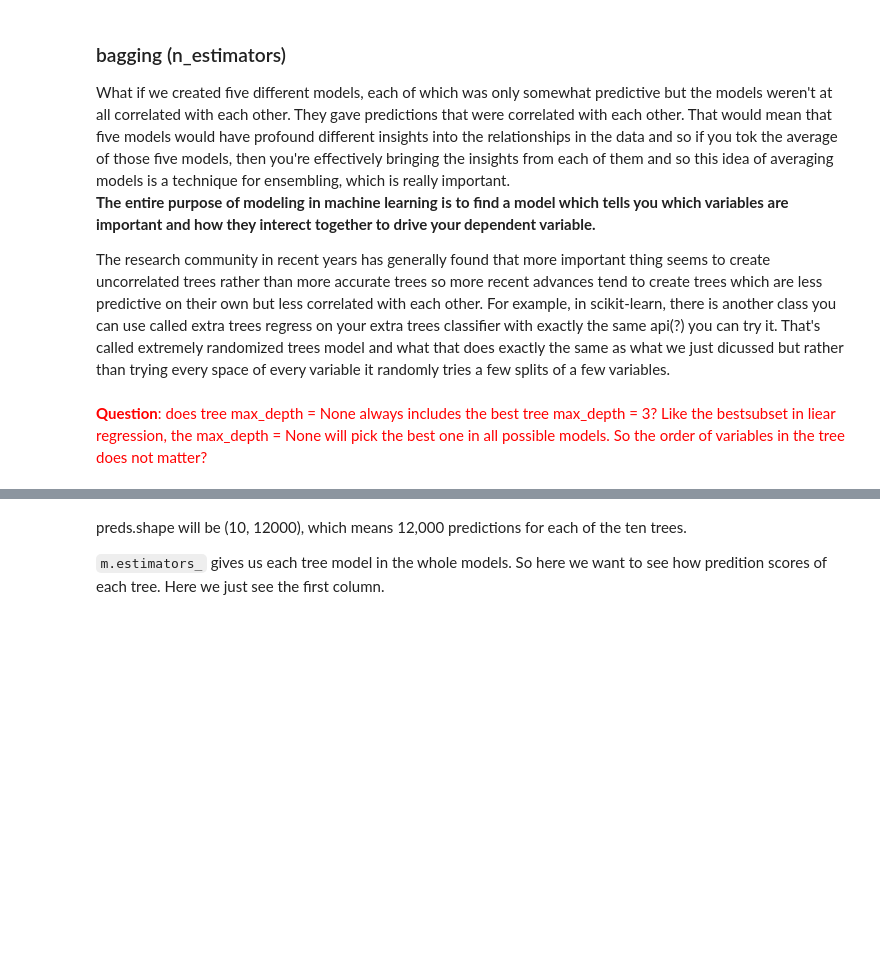
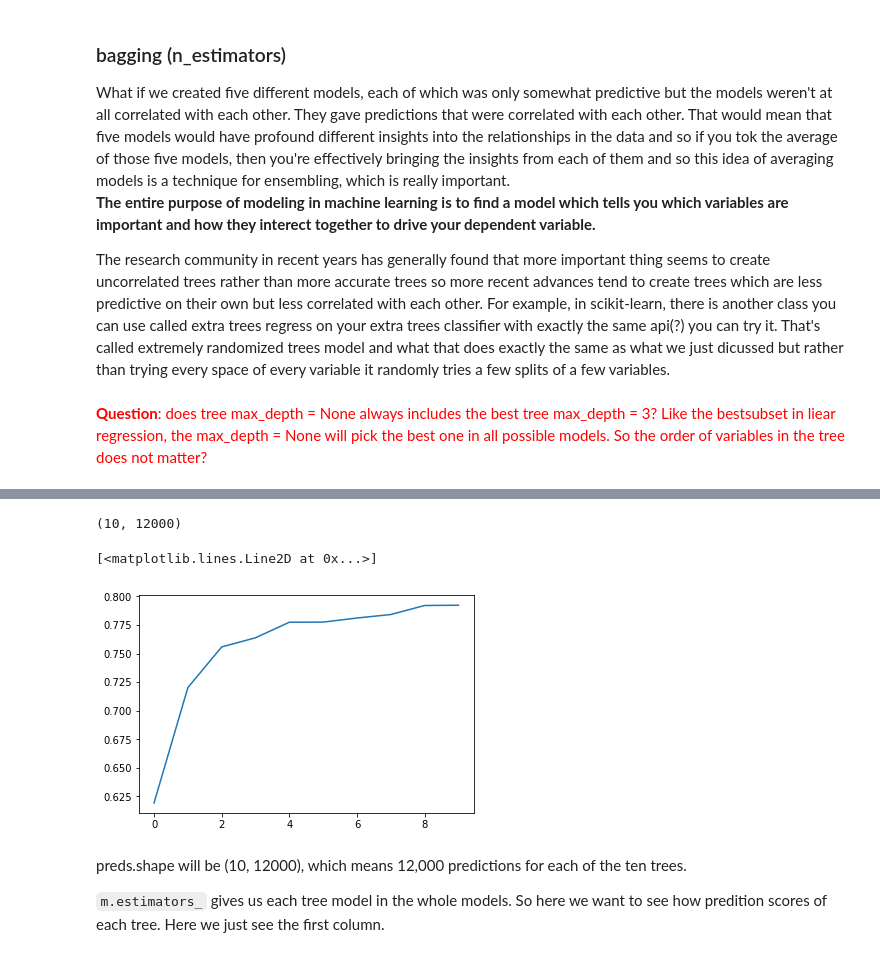
Before and after one commit to YiQ-Zhao/Machine-Learning-Notes, a Jupyter notebook: Random Forests.ipynb, the cells around one changed output, grey strips where cells are left out. Saved outputs shown, nothing was run; the diff lists cells and outputs as text; code cells hidden in the pictures; blank space fills up the shorter version.

```diff
--- a/Random Forests.ipynb
+++ b/Random Forests.ipynb
@@ -58,2 +192,2 @@ Go through each column and numeicalize it. If it is not numeric, then replace th
 # %%
-df, y = proc_df(df_raw, 'SalePrice')
+df, y, nas = proc_df(df_raw, 'SalePrice')
@@ -71,7 +211,8 @@ If we don't use OLS, then the possible value of $R^2$ could be from $-\infty$ to
 # %% [markdown]
 * In general, anytime you're building a model that has a time element you want your test set to be a separate time period and therefore you really need your validation set to be observer time period as well.
 # %%
-def split_vals(a,n): return a[:n].copy, a[n:].copy()
+def split_vals(a,n): return a[:n].copy(), a[n:].copy()
+
 n_valid = 12000 # same as Kaggle's test set size
 n_trn = len(df) - n_valid
 raw_train, raw_valid = split_vals(df_raw, n_trn)
@@ -84,4 +247,4 @@ y_train, y_valid = split_vals(y, n_trn)
 # %%
-df_trn, y_trn = proc_df(df_raw, 'SalePrice', subset=30000)
+df_trn, y_trn, nas = proc_df(df_raw, 'SalePrice', subset=30000, na_dict=nas)
 X_train, _ = split_vals(df_trn, 20000) # _ throw away something
 y_train, _ = split_vals(y_trn, 20000)
@@ -96,0 +274,4 @@ The first step is to creat the first binary decision. How would you pick which v
+# %%
+m = RandomForestRegressor(n_estimators=1, bootstrap=False, n_jobs=-1)
+m.fit(X_train, y_train)
+print_score(m)
@@ -111,3 +301,12 @@ preds[:, 0], np.mean(preds[:,0]), y_valid[0]
+# %%
+preds.shape
+# %% [output]
+(10, 12000)
+# %%
+plt.plot([metrics.r2_score(y_valid, np.mean(preds[:i+1], axis=0)) for i in range(10)])
+# %% [output]
+[<matplotlib.lines.Line2D at 0x...>]
+[figure, added]
 # %% [markdown]
 preds.shape will be (10, 12000), which means 12,000 predictions for each of the ten trees.
 
```
Also changed, not shown: parts of 124 cells of this notebook.
